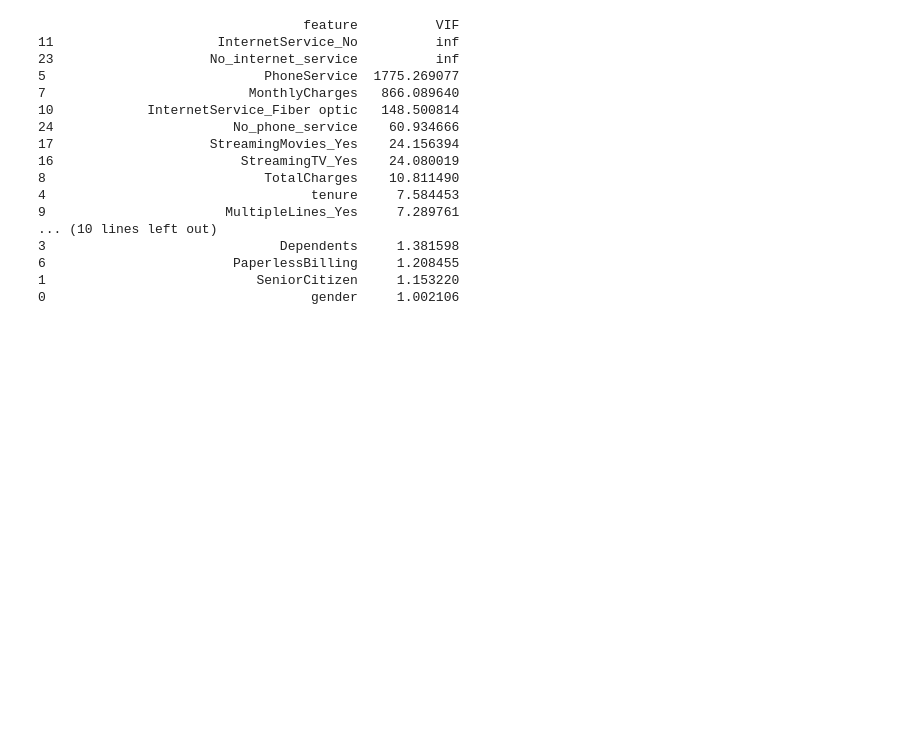
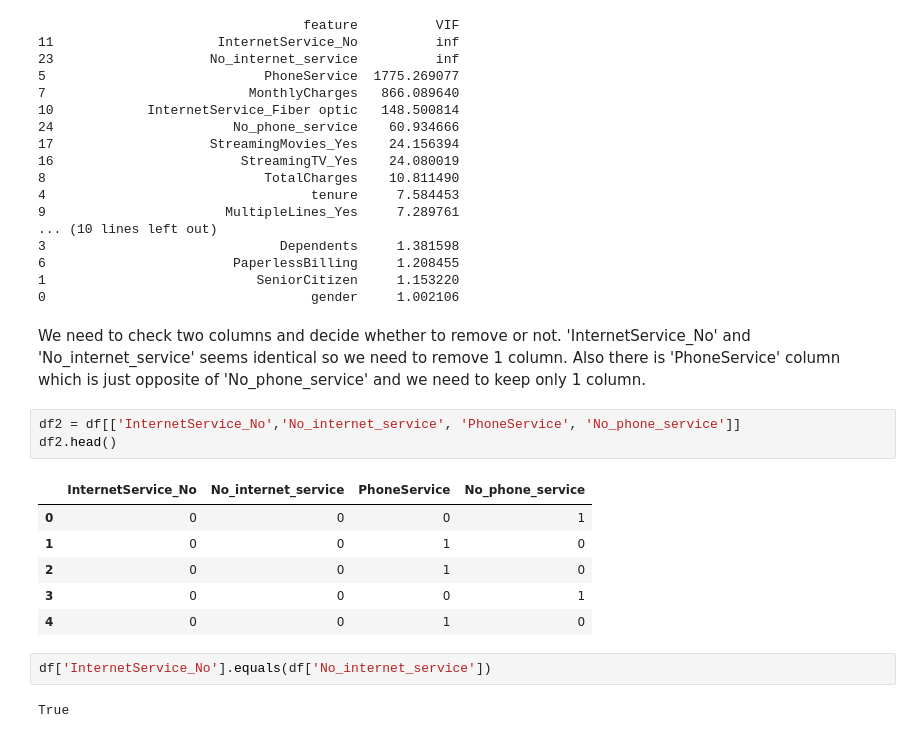
Before and after one commit to samithcsachi/Customer-Churn-Guard, a Jupyter notebook: notebooks/Customer_Churn_Prediction.ipynb, the cells around one changed output. Drawn from its saved outputs; the diff is of its cells as text; blank space fills up the shorter version.

```diff
--- a/notebooks/Customer_Churn_Prediction.ipynb
+++ b/notebooks/Customer_Churn_Prediction.ipynb
@@ -311,3 +310,19 @@ print(vif_data)
 6                        PaperlessBilling     1.208455
 1                           SeniorCitizen     1.153220
 0                                  gender     1.002106
+# %% [markdown]
+We need to check two columns and decide whether to remove or not. 'InternetService_No' and 'No_internet_service' seems identical so we need to remove 1 column. Also there is 'PhoneService' column which is just opposite of 'No_phone_service' and we need to keep only 1 column.
+# %%
+df2 = df[['InternetService_No','No_internet_service', 'PhoneService', 'No_phone_service']]
+df2.head()
+# %% [output]
+|  | InternetService_No | No_internet_service | PhoneService | No_phone_service |
+| 0 | 0 | 0 | 0 | 1 |
+| 1 | 0 | 0 | 1 | 0 |
+| 2 | 0 | 0 | 1 | 0 |
+| 3 | 0 | 0 | 0 | 1 |
+| 4 | 0 | 0 | 1 | 0 |
+# %%
+df['InternetService_No'].equals(df['No_internet_service'])
+# %% [output]
+True
```
Also changed, not shown: parts of 5 cells of this notebook.
